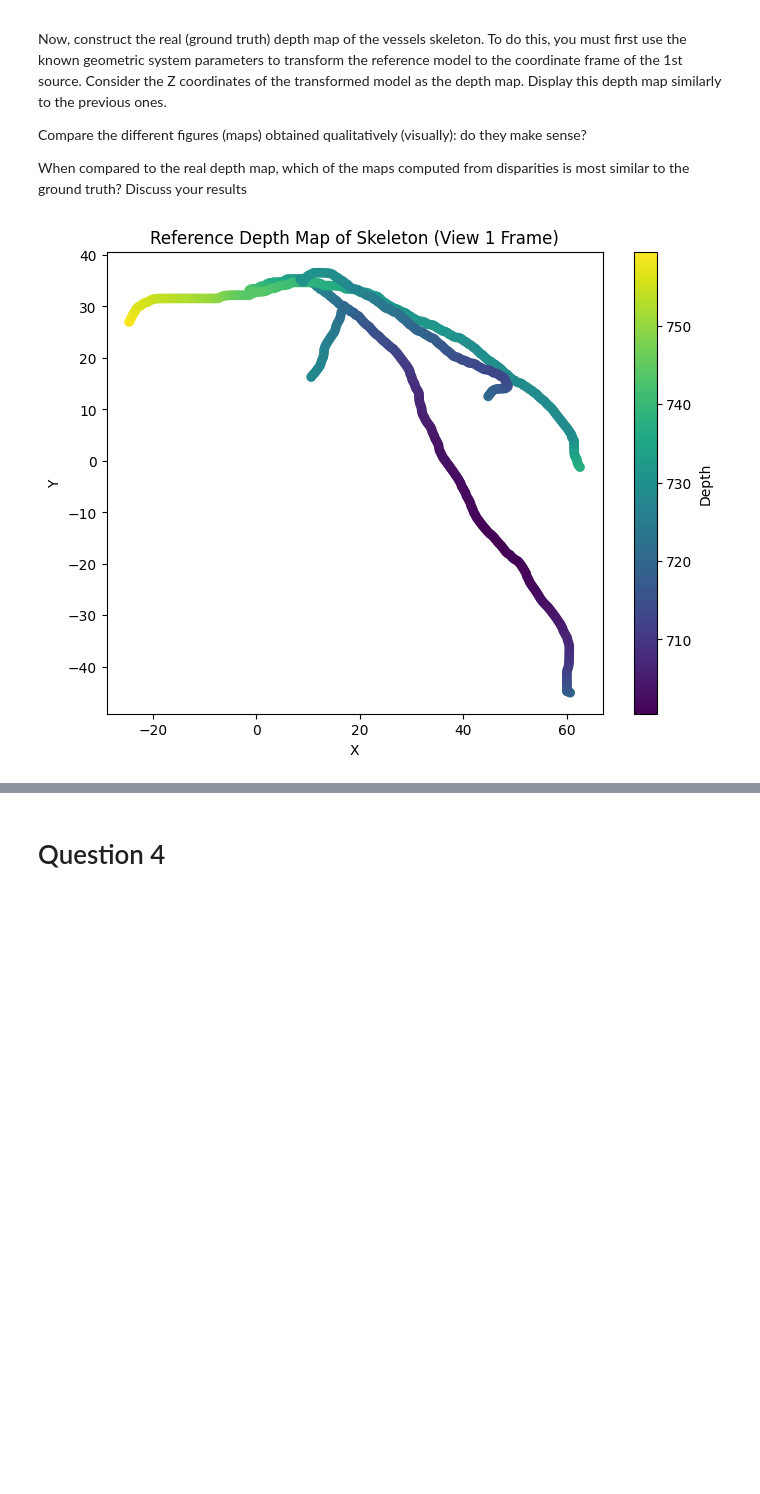
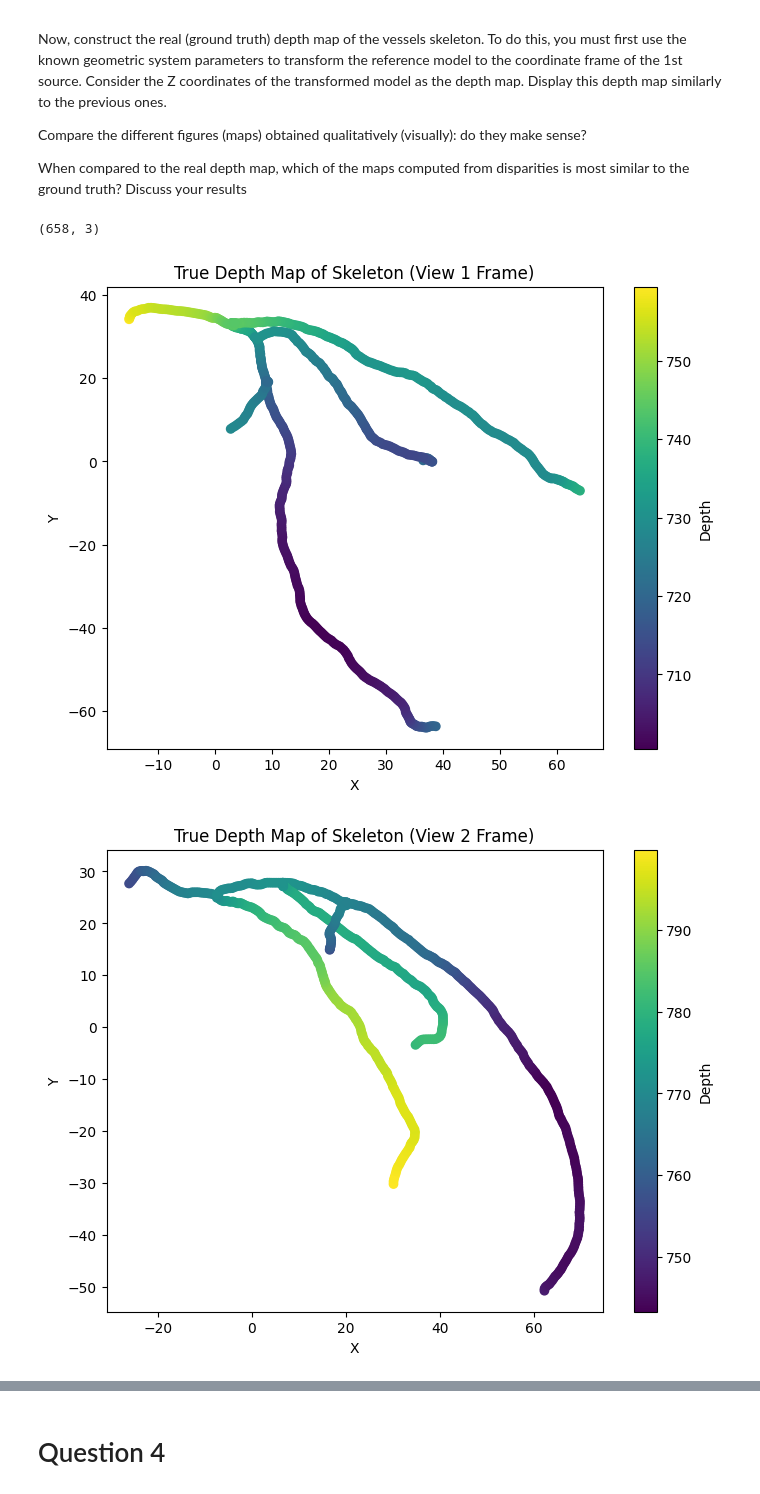
Before and after one commit to JuanDGuerra20/GBM6700E, a Jupyter notebook: lab_2/lab_2_student.ipynb, the cells around one changed output, grey strips where cells are left out. Saved outputs shown, nothing was run; the diff lists cells and outputs as text; code cells hidden in the pictures; blank space fills up the shorter version.

```diff
--- a/lab_2/lab_2_student.ipynb
+++ b/lab_2/lab_2_student.ipynb
@@ -339,23 +336,42 @@ Compare the different figures (maps) obtained qualitatively (visually): do they
 
 When compared to the real depth map, which of the maps computed from disparities is most
 similar to the ground truth? Discuss your results
+# %%
+print(mesh.skeleton.shape)
+# %% [output]
+(658, 3)
 # %%
 # ? Show the reference depth map
 R = params_1['source']['R']  # Rotation matrix (3x3)
 T = params_1['source']['T'].reshape(3)  # Translation vector (3,)
 
 transformed = (R@mesh.skeleton.T).T + T
 
-depth_map = transformed[:, 2]
+true_depth_map1 = transformed[:, 2]
 plt.figure(figsize=(8, 6))
-sc = plt.scatter(mesh.skeleton[:, 0], mesh.skeleton[:, 1], c=depth_map, cmap='viridis')
+sc = plt.scatter(transformed[:, 0], transformed[:, 1], c=true_depth_map1, cmap='viridis')
 plt.colorbar(sc, label='Depth')
-plt.title("Reference Depth Map of Skeleton (View 1 Frame)")
+plt.title("True Depth Map of Skeleton (View 1 Frame)")
 plt.xlabel("X")
 plt.ylabel("Y")
 plt.show()
+
+R = params_2['source']['R']  # Rotation matrix (3x3)
+T = params_2['source']['T'].reshape(3)  # Translation vector (3,)
+
+transformed = (R@mesh.skeleton.T).T + T
+
+true_depth_map2 = transformed[:, 2]
+plt.figure(figsize=(8, 6))
+sc = plt.scatter(transformed[:, 0], transformed[:, 1], c=true_depth_map2, cmap='viridis')
+plt.colorbar(sc, label='Depth')
+plt.title("True Depth Map of Skeleton (View 2 Frame)")
+plt.xlabel("X")
+plt.ylabel("Y")
+plt.show()
 # %% [output]
-[figure, old version]
+[figure, new version]
+[figure, added]
 # %%
 def compute_disparity(points_0:np.ndarray, points_1:np.ndarray) -> np.ndarray:
     """
```
Also changed, not shown: parts of 22 cells of this notebook.
